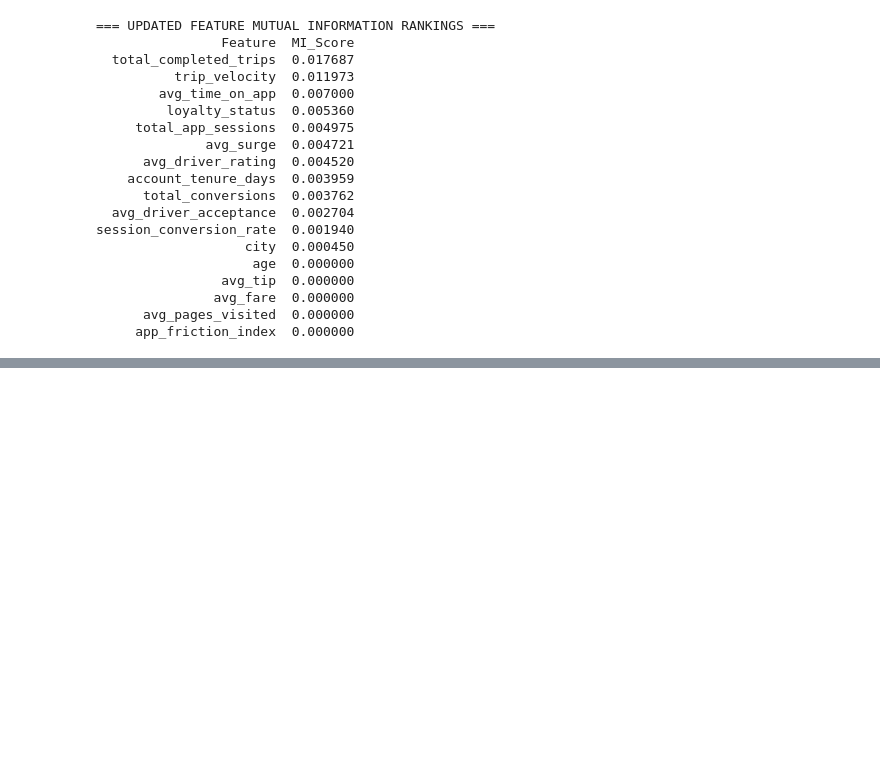
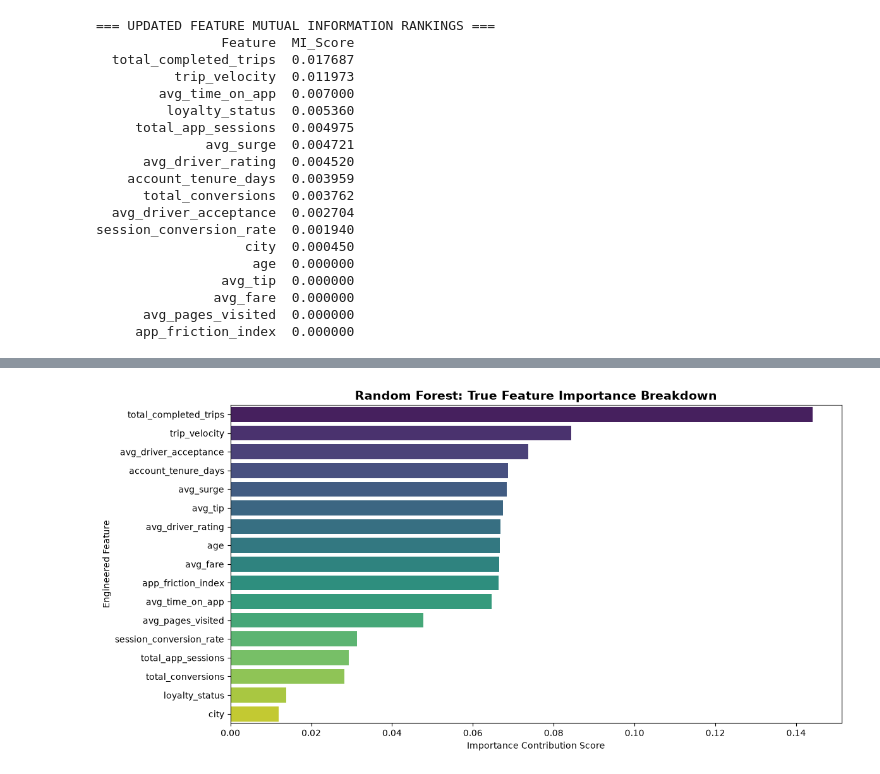
Before and after one commit to GideonGanah/Customer-Analytics-and-Churn-Prediction, a Jupyter notebook: notebooks/feature engineering.ipynb, the cells around one changed output, grey strips where cells are left out. Drawn from its saved outputs; the diff is of its cells as text; code cells hidden in the pictures; blank space fills up the shorter version.

Commit message:
Trained a based model using random forest and checked the importance of the features after the training

```diff
--- a/notebooks/feature engineering.ipynb
+++ b/notebooks/feature engineering.ipynb
@@ -474,3 +474,80 @@ session_conversion_rate  0.001940
                avg_fare  0.000000
       avg_pages_visited  0.000000
      app_friction_index  0.000000
+# %%
+import pandas as pd
+import numpy as np
+import matplotlib.pyplot as plt
+import seaborn as sns
+from sklearn.model_selection import train_test_split
+from sklearn.ensemble import RandomForestClassifier
+from sklearn.metrics import classification_report, confusion_matrix, accuracy_score
+
+print("--- Step 1: Splitting Data into Training and Testing Sets ---")
+# To evaluate our model fairly, we split our data into two parts:
+# 1. Training Set (80%): The data the model uses to learn patterns and behaviors.
+# 2. Testing Set (20%): A hidden "final exam" to test how well the model predicts on unseen customers.
+X_train, X_test, y_train, y_test = train_test_split(
+    X_encoded,          # Our feature matrix containing our engineered metrics
+    y,                  # Our target variable (1 = Churned, 0 = Active)
+    test_size=0.20,     # Reserve exactly 20% of the data for testing
+    random_state=42,    # Ensures the shuffle split is identical every time you run it
+    stratify=y          # Maintains the exact same ratio of churned vs active users in both sets
+)
+
+print(f"Training set size: {X_train.shape[0]} rows")
+print(f"Testing set size: {X_test.shape[0]} rows")
+
+print("\n--- Step 2: Initializing and Training the Random Forest Model ---")
+# We initialize the Random Forest Classifier.
+# Think of this as creating an army of 100 individual decision trees that vote on whether a customer will churn.
+rf_model = RandomForestClassifier(
+    n_estimators=100,     # Use 100 decision trees inside the forest
+    max_depth=10,         # Limit tree depth to 10 layers to prevent the model from memorizing noise (overfitting)
+    random_state=42,      # Keeps tree generation consistent
+    class_weight='balanced' # Adjusts weights if you have significantly more active users than churned users
+)
+
+# Train the model by letting it study the training features and their corresponding answers
+rf_model.fit(X_train, y_train)
+print("Model training complete!")
+
+print("\n--- Step 3: Running Predictions on the Unseen Test Data ---")
+# We pass the hidden test features through the trained model to get its predictions
+y_pred = rf_model.predict(X_test)
+
+print("\n=== MODEL PERFORMANCE EVALUATION ===")
+# 1. Accuracy: The percentage of total predictions the model got exactly right.
+accuracy = accuracy_score(y_test, y_pred)
+print(f"Overall Model Accuracy: {accuracy * 100:.2f}%\n")
+
+# 2. Classification Report: Breaks down Precision and Recall.
+# - Precision: Out of all users the model flagged as "going to churn", how many actually did?
+# - Recall: Out of all users who genuinely churned, what percentage did the model catch?
+print("Classification Report:")
+print(classification_report(y_test, y_pred))
+
+print("\n--- Step 4: Extracting True Model Feature Importance ---")
+# While Mutual Information was a great estimate, we can now extract exactly what features
+# our trained Random Forest model relied on most to make its decisions.
+importances = rf_model.feature_importances_
+feature_names = X_encoded.columns
+
+# Sort features by their importance value
+rf_importance_df = pd.DataFrame({
+    'Feature': feature_names,
+    'Importance_Score': importances
+}).sort_values(by='Importance_Score', ascending=False)
+
+# Visualizing our true feature importances using a bar plot
+plt.figure(figsize=(12, 6))
+sns.barplot(data=rf_importance_df, x='Importance_Score', y='Feature', palette='viridis')
+plt.title('Random Forest: True Feature Importance Breakdown', fontsize=14, fontweight='bold')
+plt.xlabel('Importance Contribution Score')
+plt.ylabel('Engineered Feature')
+plt.tight_layout()
+plt.show()
+
+print("\n=== TREE IMPORTANCE RANKINGS ===")
+print(rf_importance_df.to_string(index=False))
+# %% [output]
@@ -476,0 +574 @@ session_conversion_rate  0.001940
+[figure, added]
```
Also changed, not shown: parts of 1 cell of this notebook.
